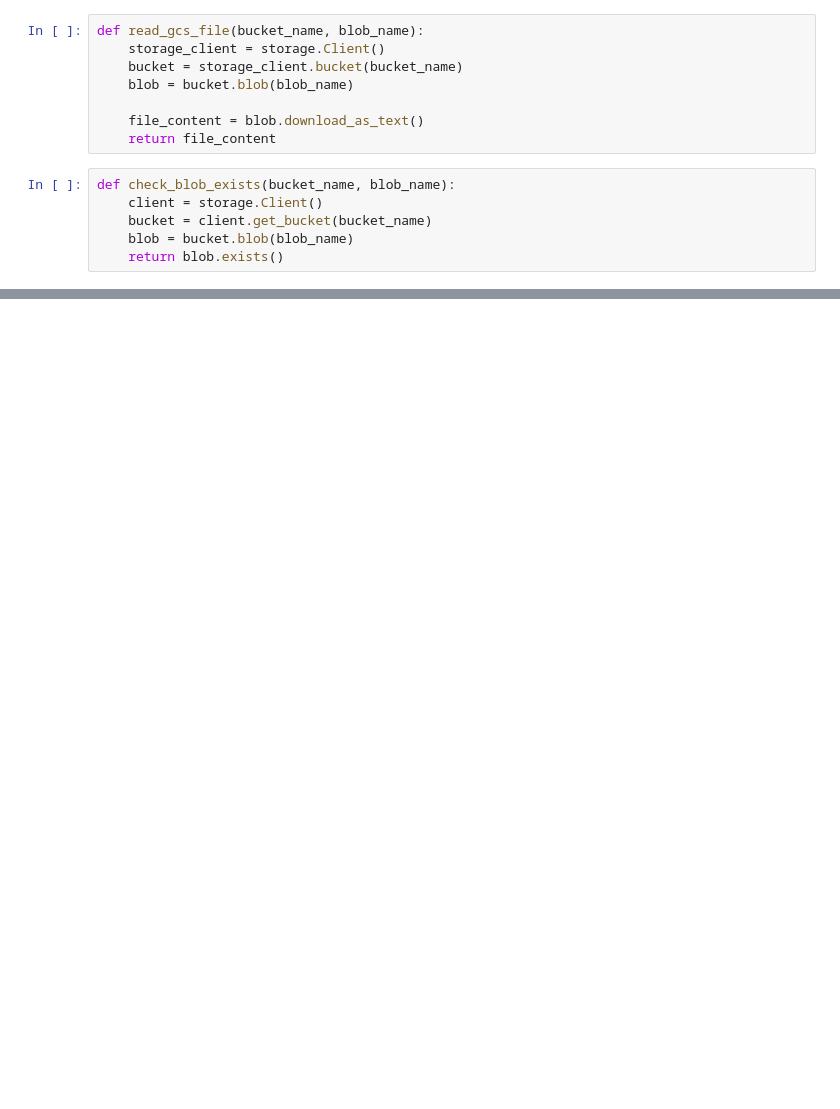
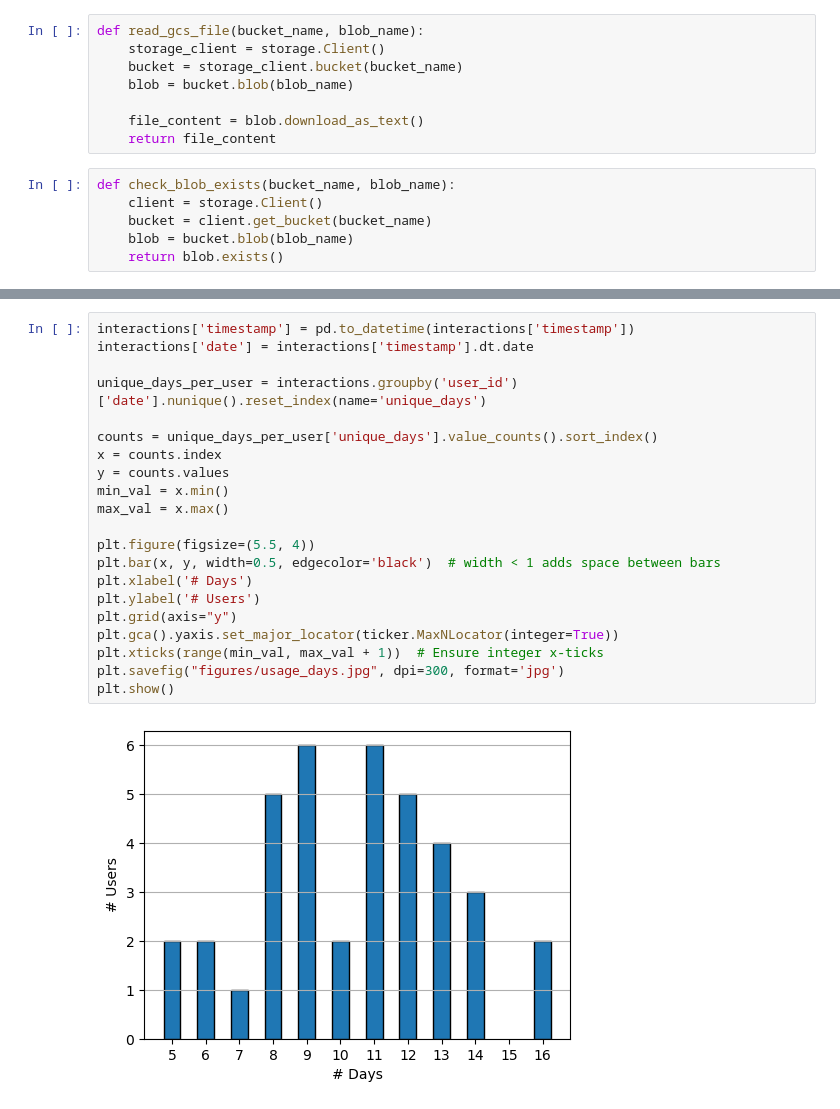
Before and after one commit to shomikj/long-context-sycophancy, a Jupyter notebook: download_interactions.ipynb, the cells around one changed output, grey strips where cells are left out. Drawn from its saved outputs; the diff is of its cells as text; blank space fills up the shorter version.

```diff
--- a/download_interactions.ipynb
+++ b/download_interactions.ipynb
@@ -57,0 +109,23 @@ interactions.to_csv("../data/interactions.csv", index=False)
+# %%
+interactions['timestamp'] = pd.to_datetime(interactions['timestamp'])
+interactions['date'] = interactions['timestamp'].dt.date
+
+unique_days_per_user = interactions.groupby('user_id')['date'].nunique().reset_index(name='unique_days')
+
+counts = unique_days_per_user['unique_days'].value_counts().sort_index()
+x = counts.index
+y = counts.values
+min_val = x.min()
+max_val = x.max()
+
+plt.figure(figsize=(5.5, 4))
+plt.bar(x, y, width=0.5, edgecolor='black')  # width < 1 adds space between bars
+plt.xlabel('# Days')
+plt.ylabel('# Users')
+plt.grid(axis="y")
+plt.gca().yaxis.set_major_locator(ticker.MaxNLocator(integer=True))
+plt.xticks(range(min_val, max_val + 1))  # Ensure integer x-ticks
+plt.savefig("figures/usage_days.jpg", dpi=300, format='jpg')
+plt.show()
+# %% [output]
+[figure, added]
```
Also changed, not shown: parts of 9 cells of this notebook, 4 other files.
